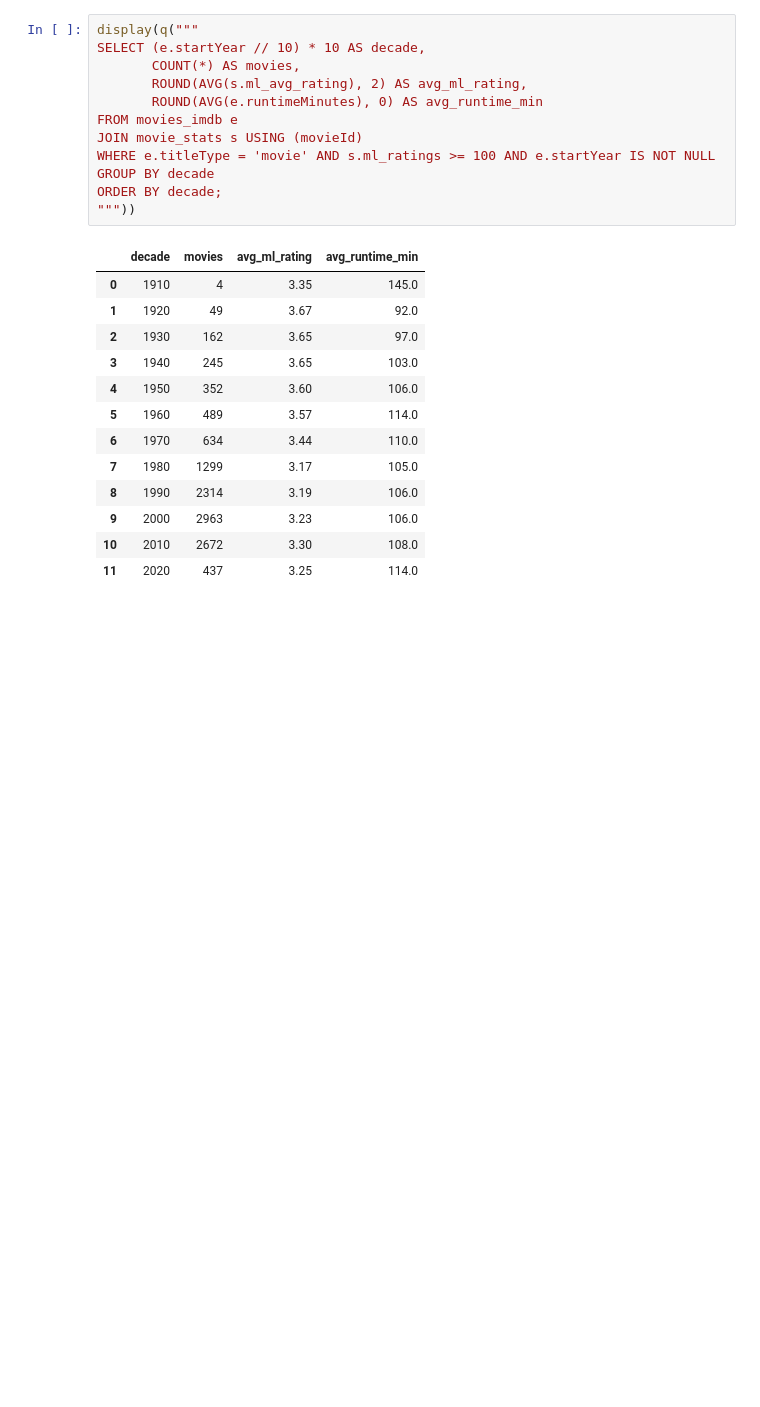
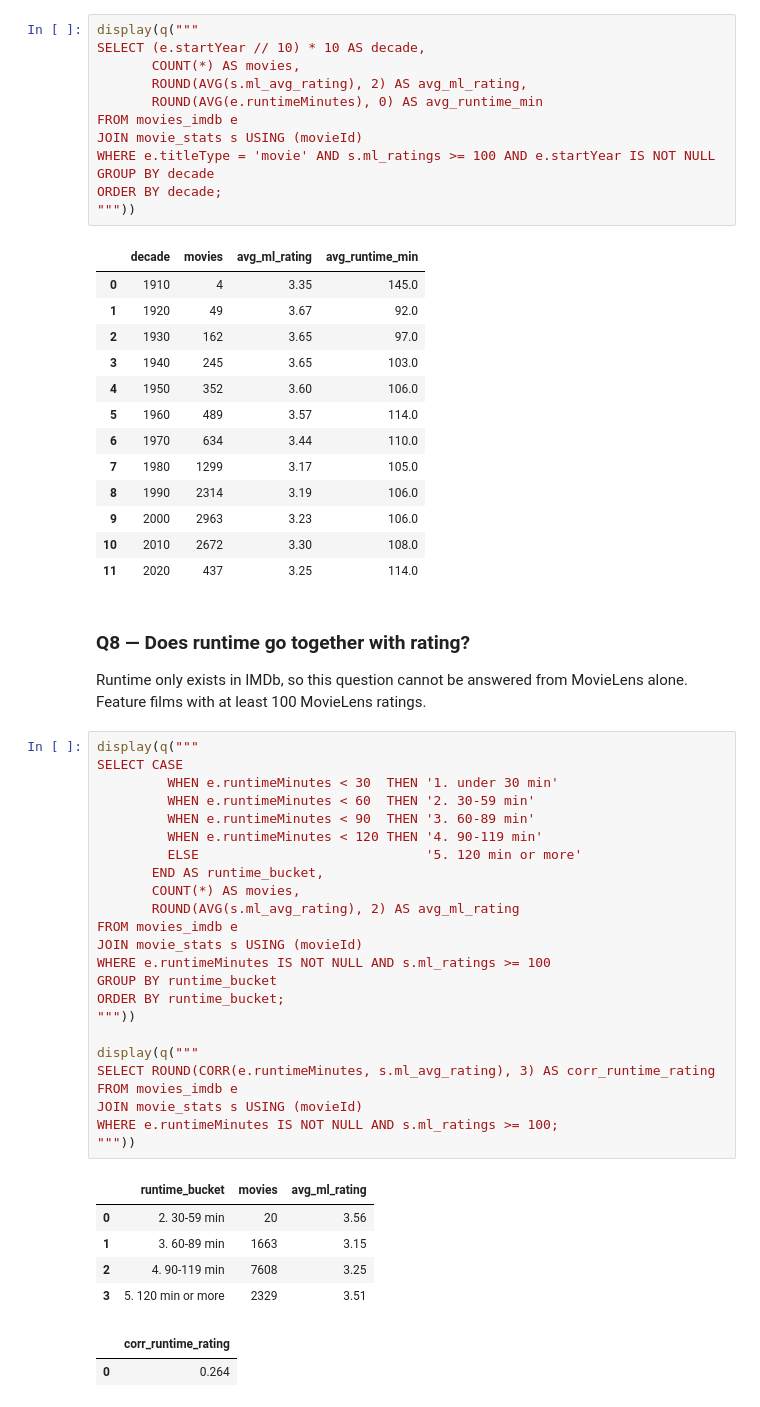
Before and after one commit to optmstic/big-data-foundations-movielens, a Jupyter notebook: group_project.ipynb, the cells around one changed output. Saved outputs shown, nothing was run; the diff lists cells and outputs as text; blank space fills up the shorter version.

```diff
--- a/group_project.ipynb
+++ b/group_project.ipynb
@@ -395,3 +410,38 @@ ORDER BY decade;
 | 9 | 2000 | 2963 | 3.23 | 106.0 |
 | 10 | 2010 | 2672 | 3.30 | 108.0 |
 | 11 | 2020 | 437 | 3.25 | 114.0 |
+# %% [markdown]
+### Q8 — Does runtime go together with rating?
+Runtime only exists in IMDb, so this question cannot be answered from MovieLens alone. Feature films with at least 100 MovieLens ratings.
+# %%
+display(q("""
+SELECT CASE
+         WHEN e.runtimeMinutes < 30  THEN '1. under 30 min'
+         WHEN e.runtimeMinutes < 60  THEN '2. 30-59 min'
+         WHEN e.runtimeMinutes < 90  THEN '3. 60-89 min'
+         WHEN e.runtimeMinutes < 120 THEN '4. 90-119 min'
+         ELSE                             '5. 120 min or more'
+       END AS runtime_bucket,
+       COUNT(*) AS movies,
+       ROUND(AVG(s.ml_avg_rating), 2) AS avg_ml_rating
+FROM movies_imdb e
+JOIN movie_stats s USING (movieId)
+WHERE e.runtimeMinutes IS NOT NULL AND s.ml_ratings >= 100
+GROUP BY runtime_bucket
+ORDER BY runtime_bucket;
+"""))
+
+display(q("""
+SELECT ROUND(CORR(e.runtimeMinutes, s.ml_avg_rating), 3) AS corr_runtime_rating
+FROM movies_imdb e
+JOIN movie_stats s USING (movieId)
+WHERE e.runtimeMinutes IS NOT NULL AND s.ml_ratings >= 100;
+"""))
+# %% [output]
+|  | runtime_bucket | movies | avg_ml_rating |
+| 0 | 2. 30-59 min | 20 | 3.56 |
+| 1 | 3. 60-89 min | 1663 | 3.15 |
+| 2 | 4. 90-119 min | 7608 | 3.25 |
+| 3 | 5. 120 min or more | 2329 | 3.51 |
+|  | corr_runtime_rating |
+| 0 | 0.264 |
```
Also changed, not shown: parts of 6 cells of this notebook, 1 other file.
